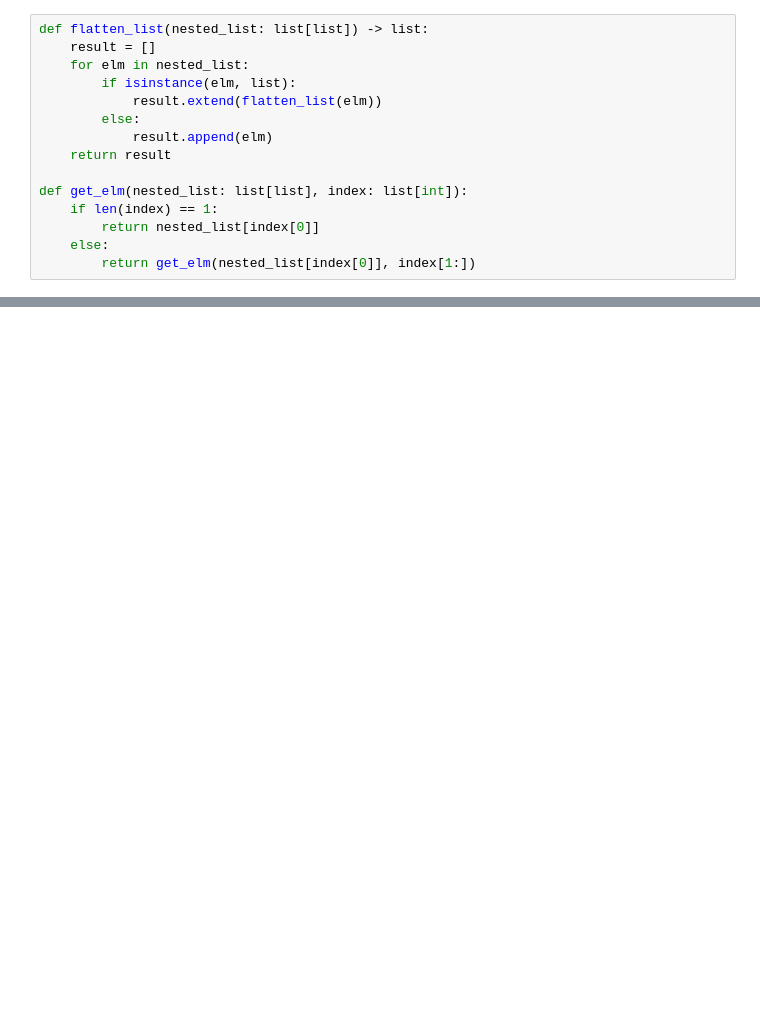
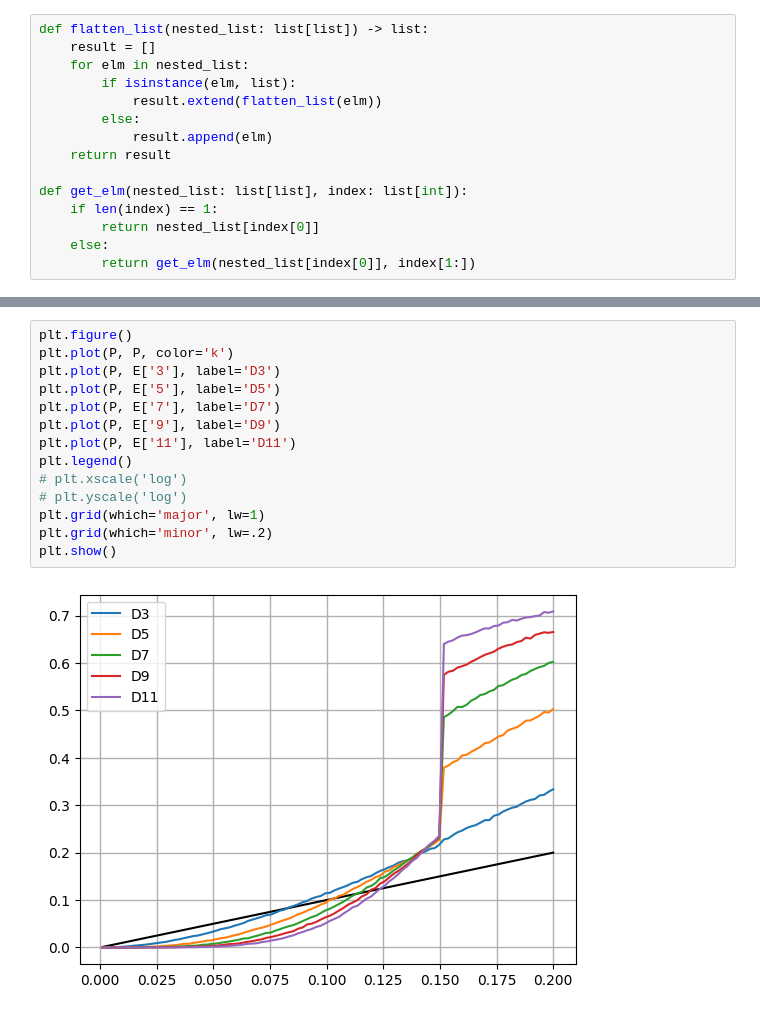
Before and after one commit to JuliusRye/QEC, a Jupyter notebook: packages/quantum_error_correction.ipynb, the cells around one changed output, grey strips where cells are left out. Cells and saved outputs as stored; diff of their text form; blank space fills up the shorter version.

```diff
--- a/packages/quantum_error_correction.ipynb
+++ b/packages/quantum_error_correction.ipynb
@@ -438,0 +605,16 @@ ic| logical_X: 0, logical_Z: 0
+# %%
+plt.figure()
+plt.plot(P, P, color='k')
+plt.plot(P, E['3'], label='D3')
+plt.plot(P, E['5'], label='D5')
+plt.plot(P, E['7'], label='D7')
+plt.plot(P, E['9'], label='D9')
+plt.plot(P, E['11'], label='D11')
+plt.legend()
+# plt.xscale('log')
+# plt.yscale('log')
+plt.grid(which='major', lw=1)
+plt.grid(which='minor', lw=.2)
+plt.show()
+# %% [output]
+[figure, added]
```
Also changed, not shown: parts of 21 cells of this notebook, 2 other files.
